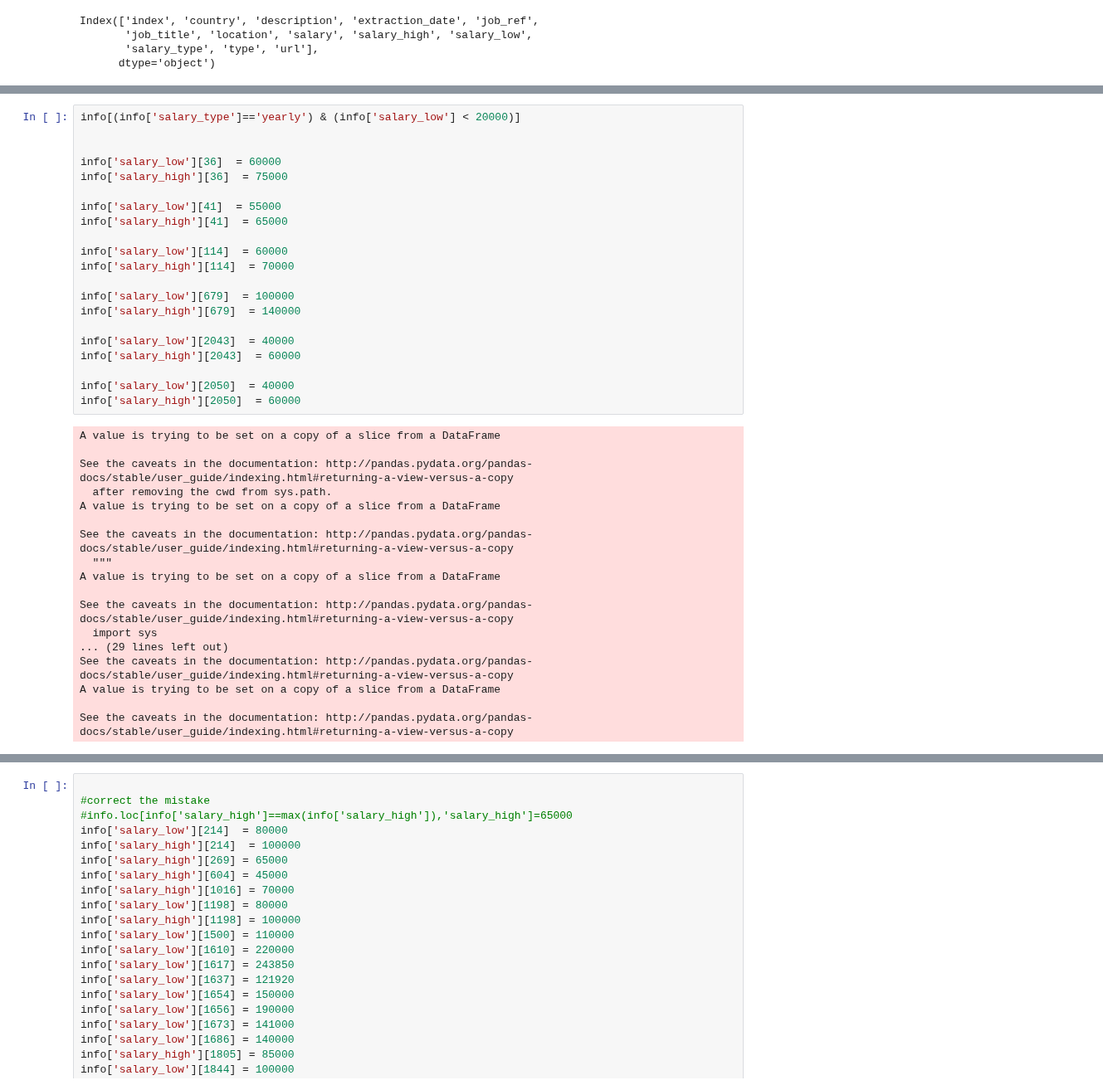
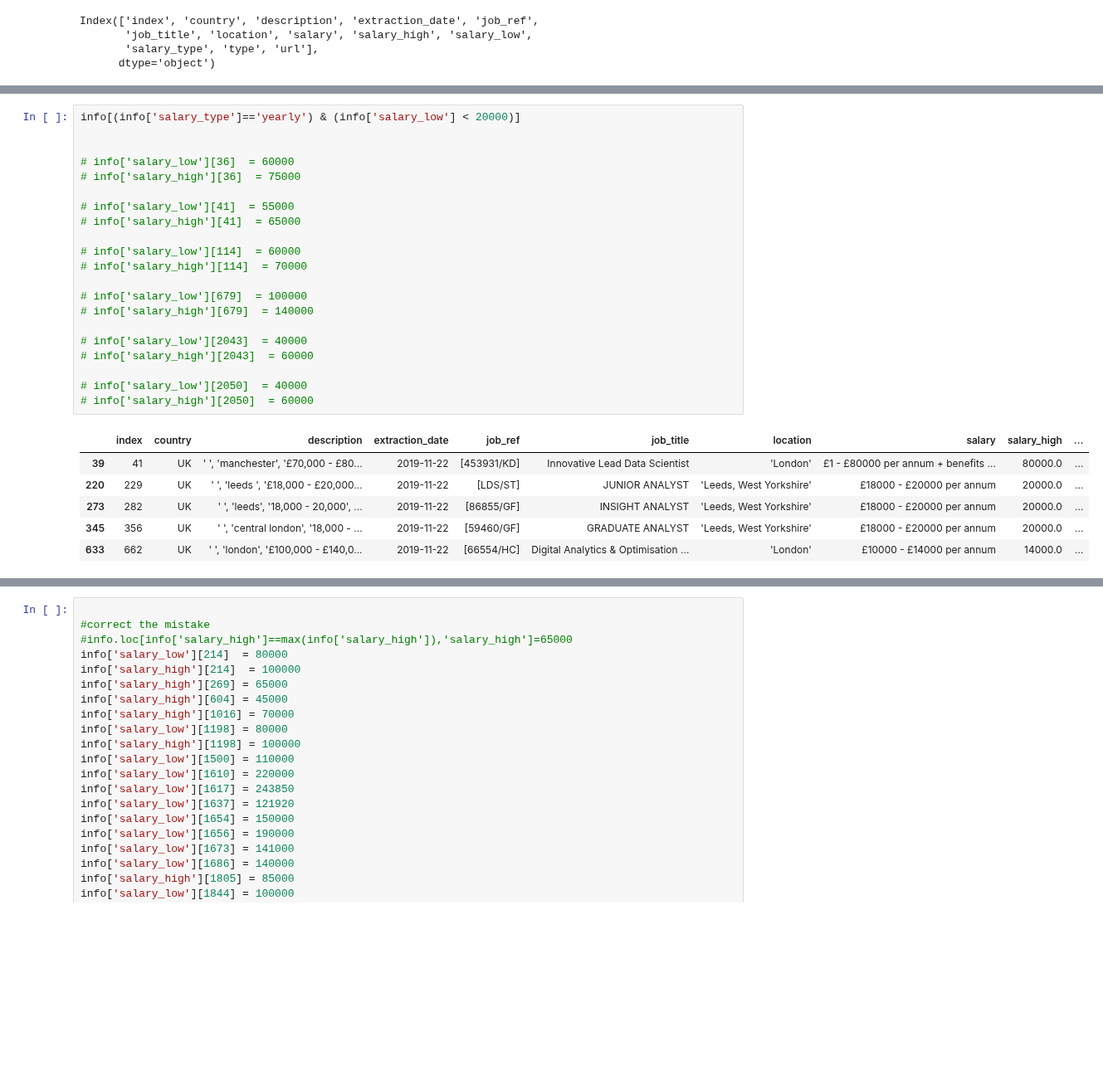
Before and after one commit to jamobe/DataScienceJobs, a Jupyter notebook: Cleaning/cleaning_harnham_UK.ipynb, the cells around one changed output, grey strips where cells are left out. Shown at 83% size. Drawn from its saved outputs; the diff is of its cells as text; blank space fills up the shorter version.

```diff
--- a/Cleaning/cleaning_harnham_UK.ipynb
+++ b/Cleaning/cleaning_harnham_UK.ipynb
@@ -129,42 +173,31 @@ info['posted_date'] = np.nan
 # %%
 info[(info['salary_type']=='yearly') & (info['salary_low'] < 20000)]
 
 
-info['salary_low'][36]  = 60000
-info['salary_high'][36]  = 75000
+# info['salary_low'][36]  = 60000
+# info['salary_high'][36]  = 75000
 
-info['salary_low'][41]  = 55000
-info['salary_high'][41]  = 65000
+# info['salary_low'][41]  = 55000
+# info['salary_high'][41]  = 65000
 
-info['salary_low'][114]  = 60000
-info['salary_high'][114]  = 70000
+# info['salary_low'][114]  = 60000
+# info['salary_high'][114]  = 70000
 
-info['salary_low'][679]  = 100000
-info['salary_high'][679]  = 140000
+# info['salary_low'][679]  = 100000
+# info['salary_high'][679]  = 140000
 
-info['salary_low'][2043]  = 40000
-info['salary_high'][2043]  = 60000
+# info['salary_low'][2043]  = 40000
+# info['salary_high'][2043]  = 60000
 
-info['salary_low'][2050]  = 40000
-info['salary_high'][2050]  = 60000
+# info['salary_low'][2050]  = 40000
+# info['salary_high'][2050]  = 60000
 # %% [output]
-A value is trying to be set on a copy of a slice from a DataFrame
-
-See the caveats in the documentation: http://pandas.pydata.org/pandas-docs/stable/user_guide/indexing.html#returning-a-view-versus-a-copy
-  after removing the cwd from sys.path.
-A value is trying to be set on a copy of a slice from a DataFrame
-
-See the caveats in the documentation: http://pandas.pydata.org/pandas-docs/stable/user_guide/indexing.html#returning-a-view-versus-a-copy
-  """
-A value is trying to be set on a copy of a slice from a DataFrame
-
-See the caveats in the documentation: http://pandas.pydata.org/pandas-docs/stable/user_guide/indexing.html#returning-a-view-versus-a-copy
-  import sys
-... (29 lines left out)
-See the caveats in the documentation: http://pandas.pydata.org/pandas-docs/stable/user_guide/indexing.html#returning-a-view-versus-a-copy
-A value is trying to be set on a copy of a slice from a DataFrame
-
-See the caveats in the documentation: http://pandas.pydata.org/pandas-docs/stable/user_guide/indexing.html#returning-a-view-versus-a-copy
+|  | index | country | description | extraction_date | job_ref | job_title | location | salary | salary_high | ... |
+| 39 | 41 | UK | ' ', 'manchester', '£70,000 - £80... | 2019-11-22 | [453931/KD] | Innovative Lead Data Scientist | 'London' | £1 - £80000 per annum + benefits ... | 80000.0 | ... |
+| 220 | 229 | UK | ' ', 'leeds ', '£18,000 - £20,000... | 2019-11-22 | [LDS/ST] | JUNIOR ANALYST | 'Leeds, West Yorkshire' | £18000 - £20000 per annum | 20000.0 | ... |
+| 273 | 282 | UK | ' ', 'leeds', '18,000 - 20,000', ... | 2019-11-22 | [86855/GF] | INSIGHT ANALYST | 'Leeds, West Yorkshire' | £18000 - £20000 per annum | 20000.0 | ... |
+| 345 | 356 | UK | ' ', 'central london', '18,000 - ... | 2019-11-22 | [59460/GF] | GRADUATE ANALYST | 'Leeds, West Yorkshire' | £18000 - £20000 per annum | 20000.0 | ... |
+| 633 | 662 | UK | ' ', 'london', '£100,000 - £140,0... | 2019-11-22 | [66554/HC] | Digital Analytics & Optimisation ... | 'London' | £10000 - £14000 per annum | 14000.0 | ... |
 # %%
 # check for salary anomalies and manually correct
 info[info['salary_high']/info['salary_low']>3]
```
Also changed, not shown: parts of 9 cells of this notebook, 1 other file.
